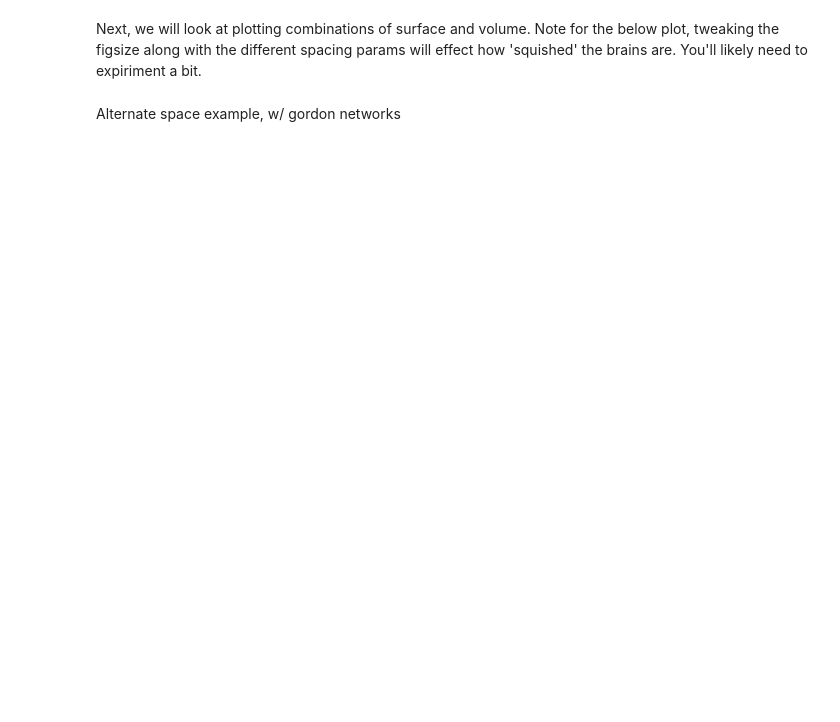
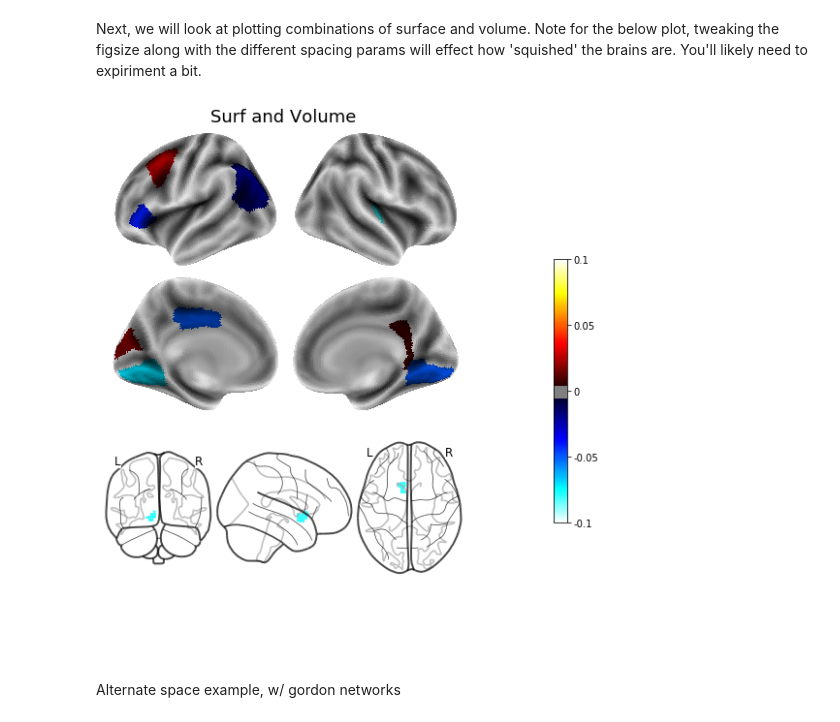
Before and after one commit to sahahn/Neuro_Plotting, a Jupyter notebook: Examples/Example_Plotting_ROIs.ipynb, the cells around one changed output. Drawn from its saved outputs; the diff is of its cells as text; code cells hidden in the pictures; blank space fills up the shorter version.

```diff
--- a/Examples/Example_Plotting_ROIs.ipynb
+++ b/Examples/Example_Plotting_ROIs.ipynb
@@ -158,33 +160,37 @@ Next, we will look at plotting combinations of surface and volume. Note for the
 # %%
 # One important note is to not pass any repeated arguments, for example
 # Dont pass vmin or vmax in either surf or vol params...
 
 surf_params = {'ref': surf_ref,
-               'surf_mesh': 'pial',
+               'surf_mesh': 'inflated',
                'bg_map': 'sulc',
                'view': 'standard',
                'avg_method': 'median',
                'bg_on_data': True,
                'alpha': 1,
                'colorbar': False}
 
 vol_params = {'symmetric_cbar': True,
               'plot_abs': False,
               'colorbar': False}
 
 figure, _ = Plot_SurfVol_Collage(thickness,
                                  volume,
                                  vol_plot_type = 'glass',
                                  cmap = 'cold_hot',
                                  threshold = .005,
                                  vmin = -.1,
                                  vmax = .1,
                                  hspace = -.2,
                                  figsize = (10, 10),
                                  title = 'Surf and Volume',
                                  colorbar = True,
                                  surf_params = surf_params,
                                  vol_params = vol_params)
+
+plt.savefig('Combo.png', dpi=100, bbox_inches='tight')
+# %% [output]
+[figure, added]
 # %% [markdown]
 Alternate space example, w/ gordon networks
 # %%
```
Also changed, not shown: parts of 5 cells of this notebook, 7 other files.
